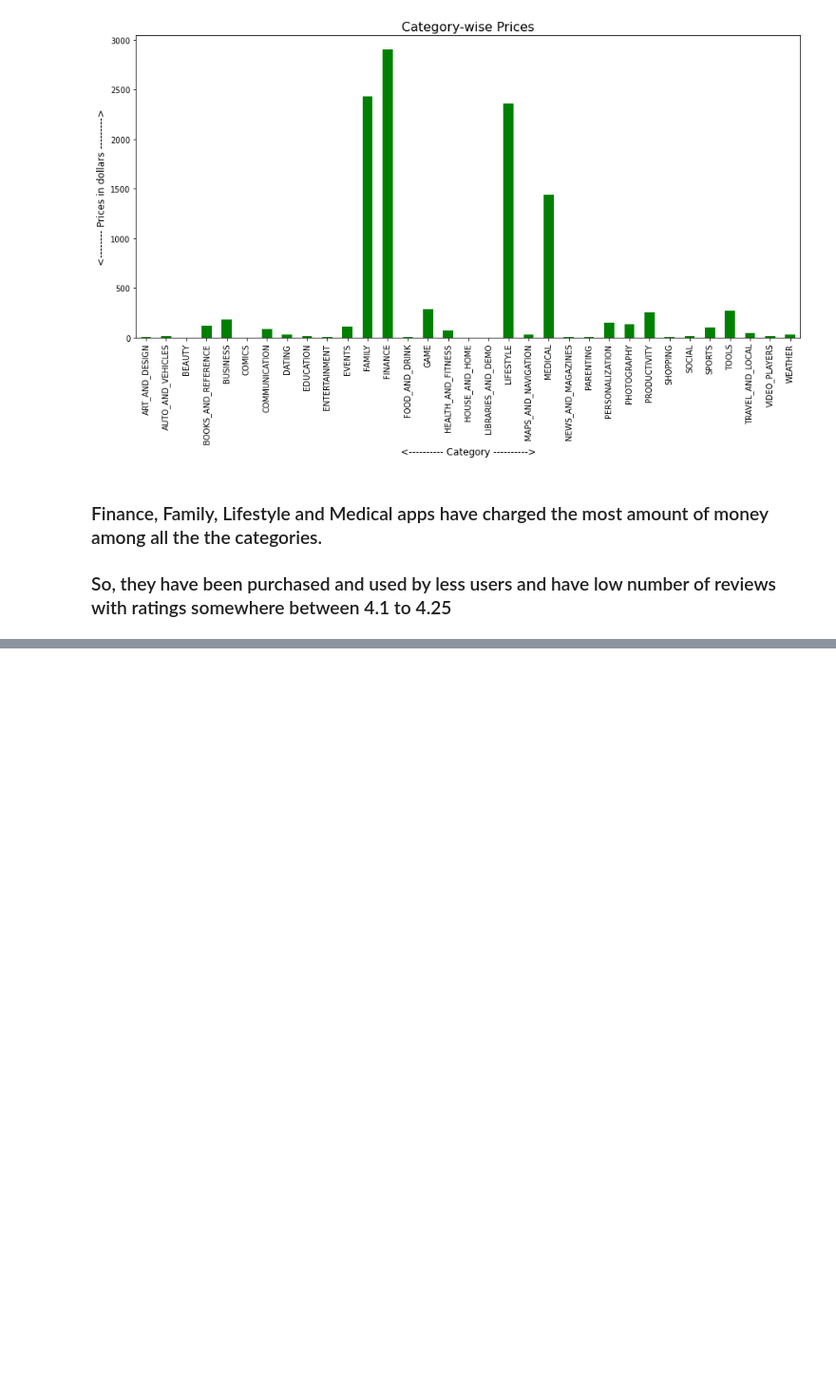
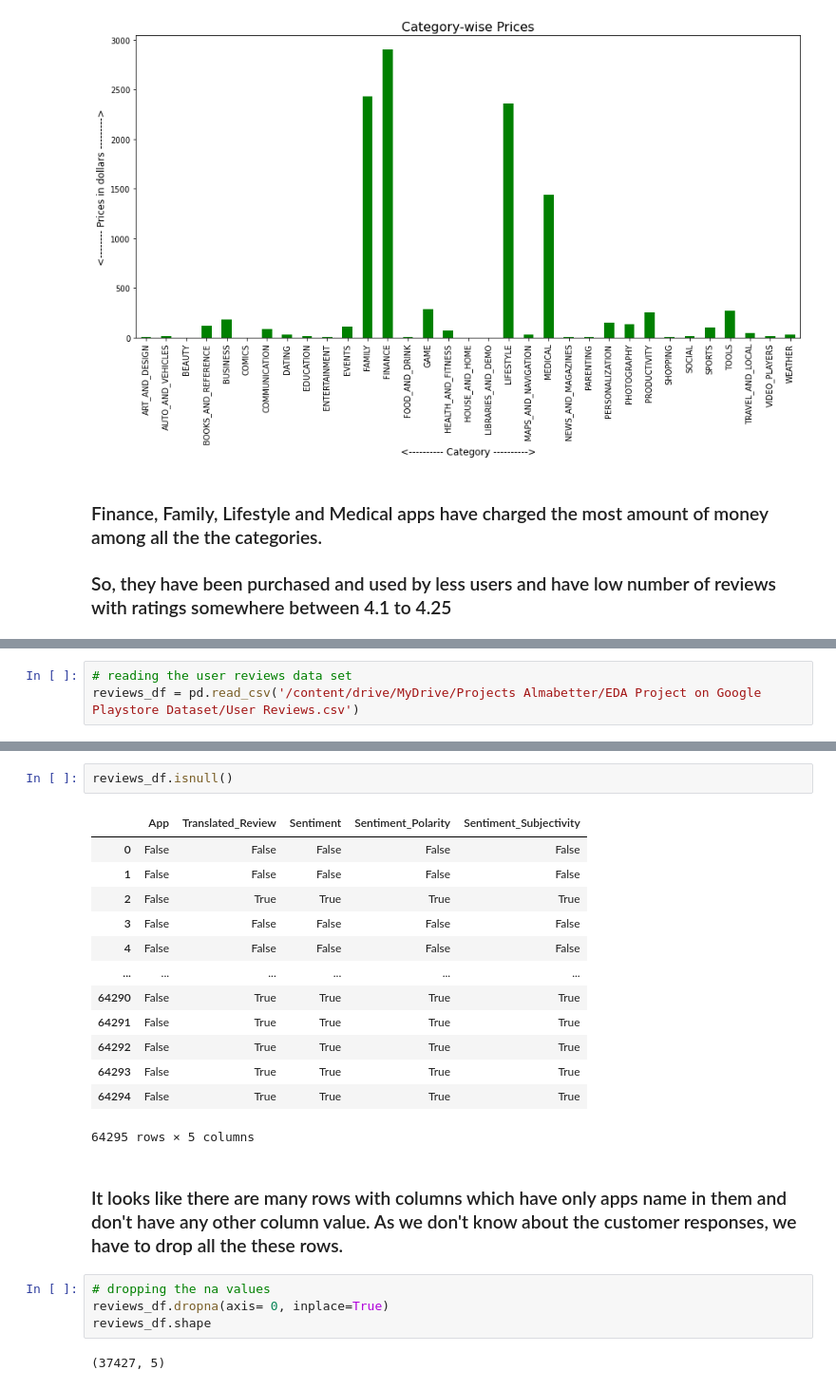
Before and after one commit to RanajayBiswas/Play-Store-App-Review-Analysis-EDA-Project, a Jupyter notebook: Play_Store_App_Review_Analysis_Capstone_Project.ipynb, the cells around one changed output, grey strips where cells are left out. Shown at 95% size. Saved outputs shown, nothing was run; the diff lists cells and outputs as text; blank space fills up the shorter version.

```diff
--- a/Play_Store_App_Review_Analysis_Capstone_Project.ipynb
+++ b/Play_Store_App_Review_Analysis_Capstone_Project.ipynb
@@ -455,0 +512,3 @@ Text(0.5, 0, '<---------- Category ---------->')
+# %%
+# reading the user reviews data set
+reviews_df = pd.read_csv('/content/drive/MyDrive/Projects Almabetter/EDA Project on Google Playstore Dataset/User Reviews.csv')
@@ -455,0 +570,24 @@ Text(0.5, 0, '<---------- Category ---------->')
+# %%
+reviews_df.isnull()
+# %% [output]
+|  | App | Translated_Review | Sentiment | Sentiment_Polarity | Sentiment_Subjectivity |
+| 0 | False | False | False | False | False |
+| 1 | False | False | False | False | False |
+| 2 | False | True | True | True | True |
+| 3 | False | False | False | False | False |
+| 4 | False | False | False | False | False |
+| ... | ... | ... | ... | ... | ... |
+| 64290 | False | True | True | True | True |
+| 64291 | False | True | True | True | True |
+| 64292 | False | True | True | True | True |
+| 64293 | False | True | True | True | True |
+| 64294 | False | True | True | True | True |
+64295 rows × 5 columns
+# %% [markdown]
+### It looks like there are many rows with columns which have only apps name in them and don't have any other column value. As we don't know about the customer responses, we have to drop all the these rows.
+# %%
+# dropping the na values
+reviews_df.dropna(axis= 0, inplace=True)
+reviews_df.shape
+# %% [output]
+(37427, 5)
```
Also changed, not shown: parts of 11 cells of this notebook.
